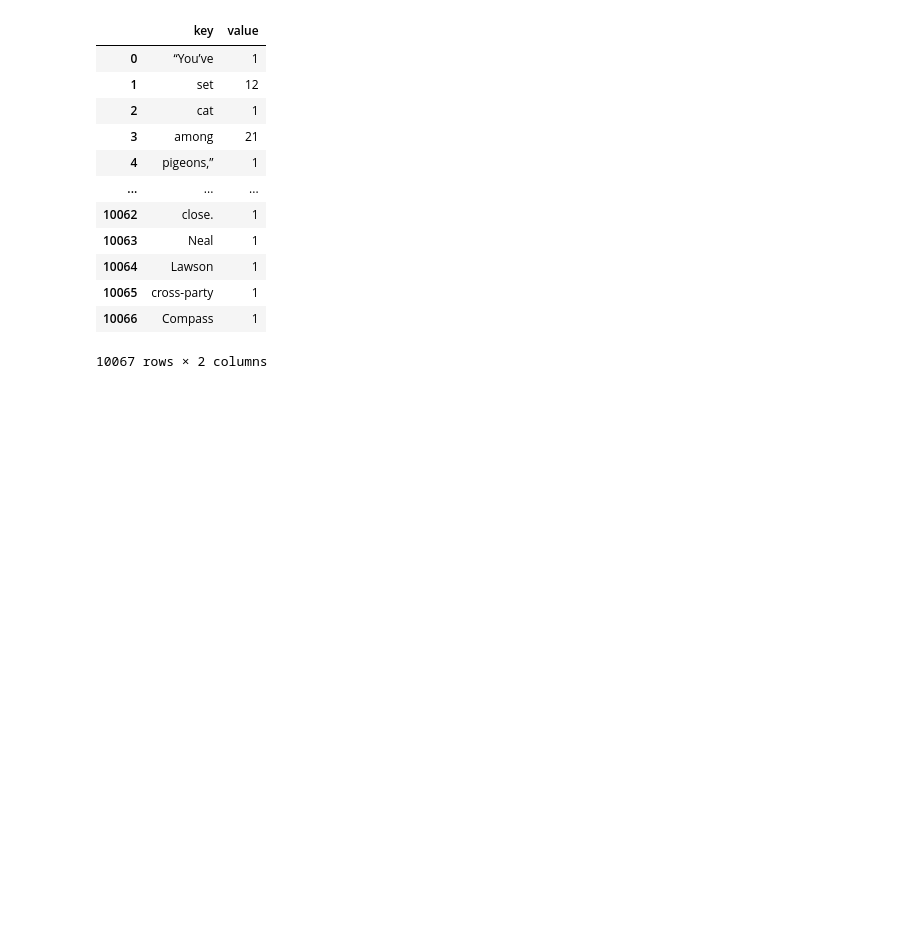
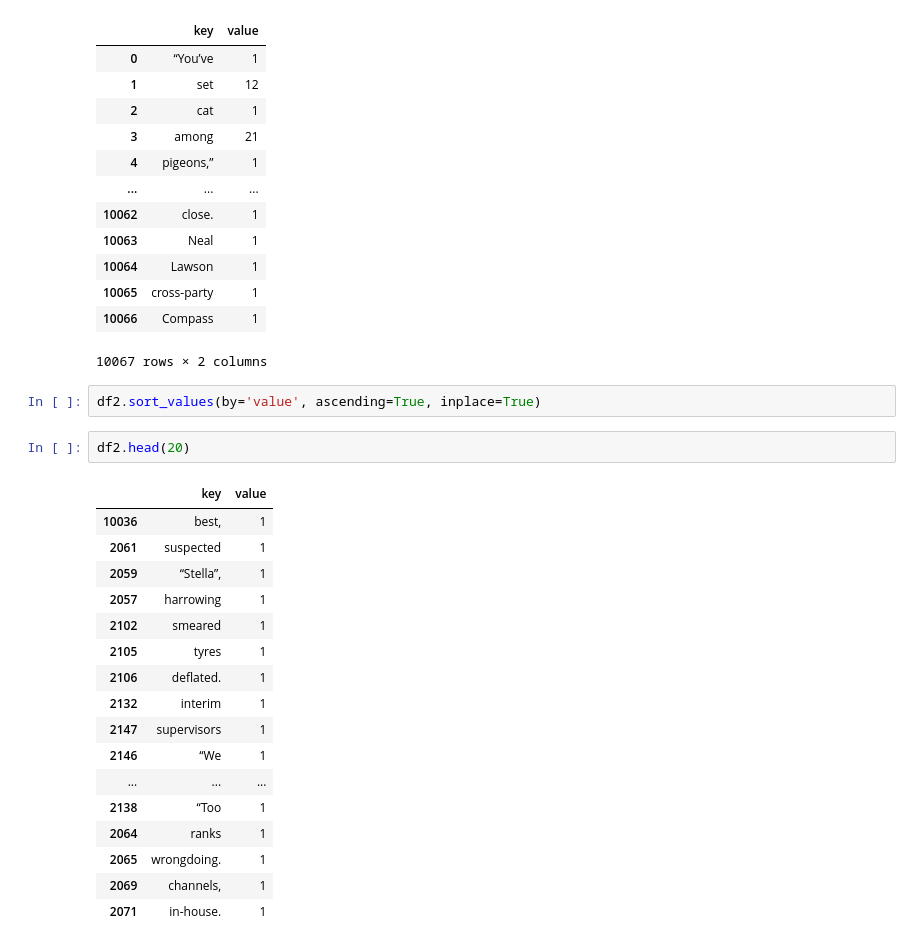
Before and after one commit to cordovez/the_guardian_vocabulary, a Jupyter notebook: guardianscraper/guardian_vocab_2.ipynb, the cells around one changed output. Drawn from its saved outputs; the diff is of its cells as text; blank space fills up the shorter version.

```diff
--- a/guardianscraper/guardian_vocab_2.ipynb
+++ b/guardianscraper/guardian_vocab_2.ipynb
@@ -147,3 +147,25 @@ df2
 | 10065 | cross-party | 1 |
 | 10066 | Compass | 1 |
 10067 rows × 2 columns
+# %%
+df2.sort_values(by='value', ascending=True, inplace=True)
+# %%
+df2.head(20)
+# %% [output]
+|  | key | value |
+| 10036 | best, | 1 |
+| 2061 | suspected | 1 |
+| 2059 | “Stella”, | 1 |
+| 2057 | harrowing | 1 |
+| 2102 | smeared | 1 |
+| 2105 | tyres | 1 |
+| 2106 | deflated. | 1 |
+| 2132 | interim | 1 |
+| 2147 | supervisors | 1 |
+| 2146 | “We | 1 |
+| ... | ... | ... |
+| 2138 | “Too | 1 |
+| 2064 | ranks | 1 |
+| 2065 | wrongdoing. | 1 |
+| 2069 | channels, | 1 |
+| 2071 | in-house. | 1 |
```
